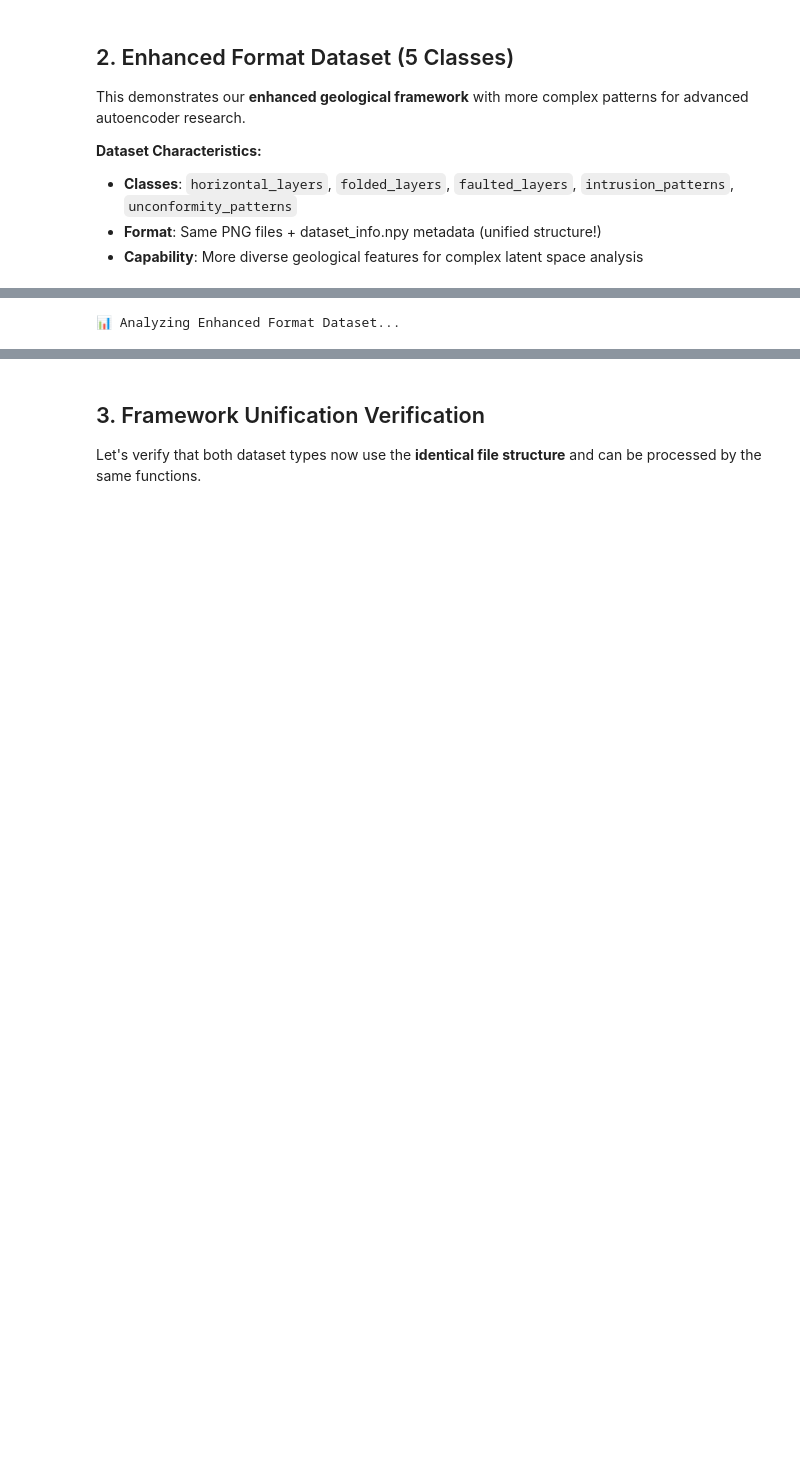
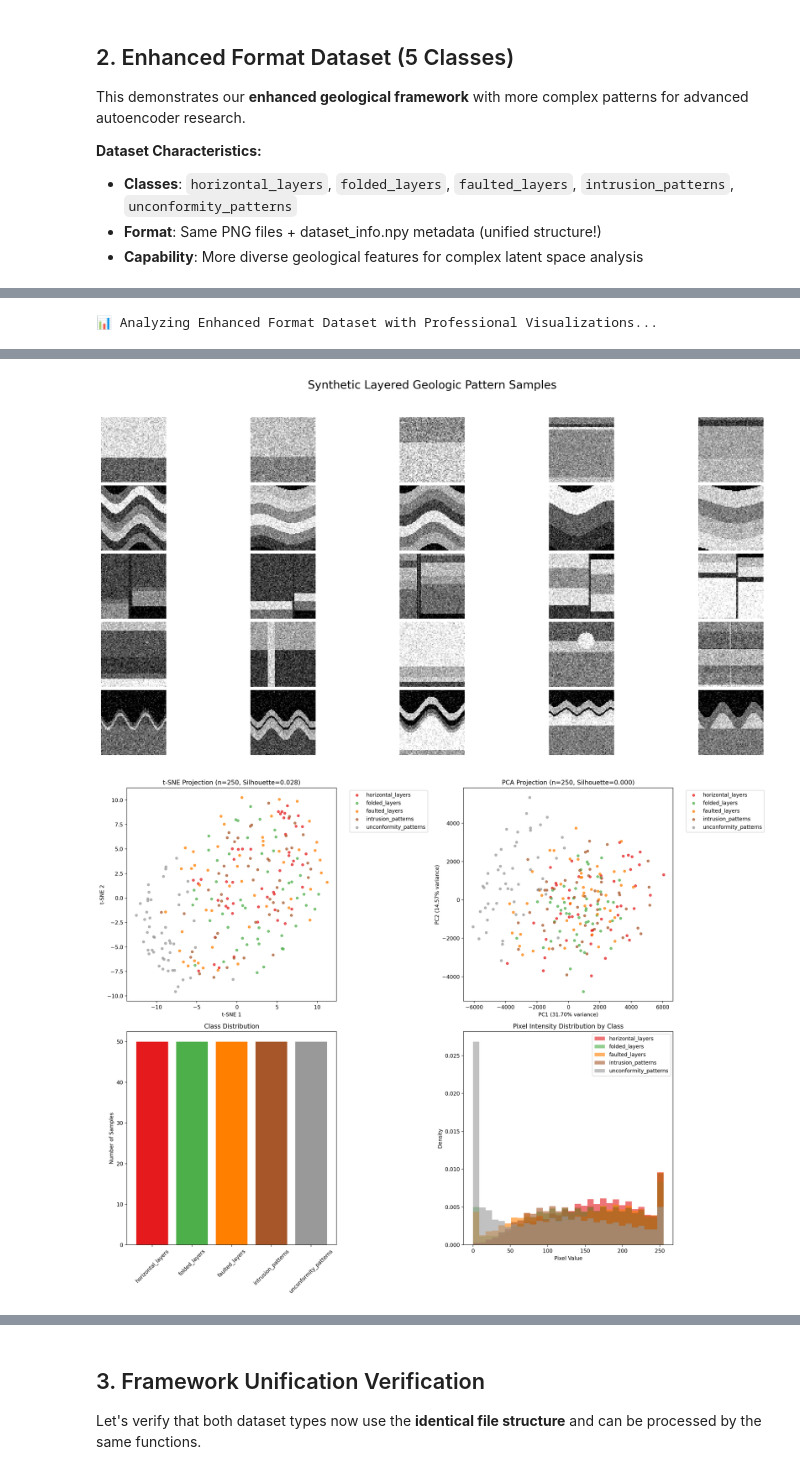
Before and after one commit to Zanzagar/AutoEncoder_Experimentation, a Jupyter notebook: UnifiedFrameworkDemo.ipynb, the cells around one changed output, grey strips where cells are left out. Cells and saved outputs as stored; diff of their text form; code cells hidden in the pictures; blank space fills up the shorter version.

```diff
--- a/UnifiedFrameworkDemo.ipynb
+++ b/UnifiedFrameworkDemo.ipynb
@@ -205,6 +330,6 @@ INFO: Generated 250 total samples across 5 classes
 # %%
-# Visualize Enhanced Format Dataset
-print("📊 Analyzing Enhanced Format Dataset...")
+# Visualize Enhanced Format Dataset with Professional Analysis
+print("📊 Analyzing Enhanced Format Dataset with Professional Visualizations...")
 
 enhanced_analysis = visualize_dataset(
     dataset_info=enhanced_dataset,
@@ -212,13 +337,31 @@ enhanced_analysis = visualize_dataset(
     tsne_perplexity=30,  # Can use higher perplexity with more classes
     max_samples_for_tsne=250,
     show_statistics=True,
-    figure_size=(15, 10)
+    figure_size=(18, 14)  # Larger for 5-class visualization
 )
 
-print(f"\n✅ Analysis complete!")
+print(f"\n✅ Professional analysis complete!")
 print(f"📈 t-SNE projection shape: {enhanced_analysis['tsne_projection'].shape}")
 print(f"📈 PCA projection shape: {enhanced_analysis['pca_projection'].shape}")
 print(f"📊 Statistics computed for {len(enhanced_analysis['statistics']['class_distribution'])} classes")
+
+# 🆕 Compare clustering quality between datasets
+print(f"\n🆕 Advanced Clustering Analysis:")
+print(f"  Enhanced Dataset:")
+print(f"    - t-SNE Silhouette: {enhanced_analysis['silhouette_scores']['tsne']:.3f}")
+print(f"    - PCA Silhouette: {enhanced_analysis['silhouette_scores']['pca']:.3f}")
+print(f"    - Classes: {len(enhanced_dataset['label_names'])}")
+print(f"  ")
+print(f"  Original Dataset (for comparison):")
+print(f"    - t-SNE Silhouette: {original_analysis['silhouette_scores']['tsne']:.3f}")
+print(f"    - PCA Silhouette: {original_analysis['silhouette_scores']['pca']:.3f}")
+print(f"    - Classes: {len(original_dataset['label_names'])}")
+
+# 🆕 Complexity comparison
+enhanced_complexity = len(enhanced_dataset['label_names']) / len(original_dataset['label_names'])
+print(f"\n📊 Dataset Complexity Comparison:")
+print(f"  Complexity increase: {enhanced_complexity:.1f}x more classes")
+print(f"  Silhouette score impact: {enhanced_analysis['silhouette_scores']['tsne'] / original_analysis['silhouette_scores']['tsne']:.2f}x")
 # %% [output]
 INFO: Analyzing geological dataset...
 INFO: Loading images for analysis...
@@ -240 +369 @@ WARNING: Could not find image file: faulted_layers\faulted_layers_0030.png
-📊 Analyzing Enhanced Format Dataset...
+📊 Analyzing Enhanced Format Dataset with Professional Visualizations...
@@ -257,0 +374,2 @@ WARNING: Could not find image file: unconformity_patterns\unconformity_patterns_
+[figure, added]
+[figure, added]
```
Also changed, not shown: parts of 13 cells of this notebook, 1 other file.
